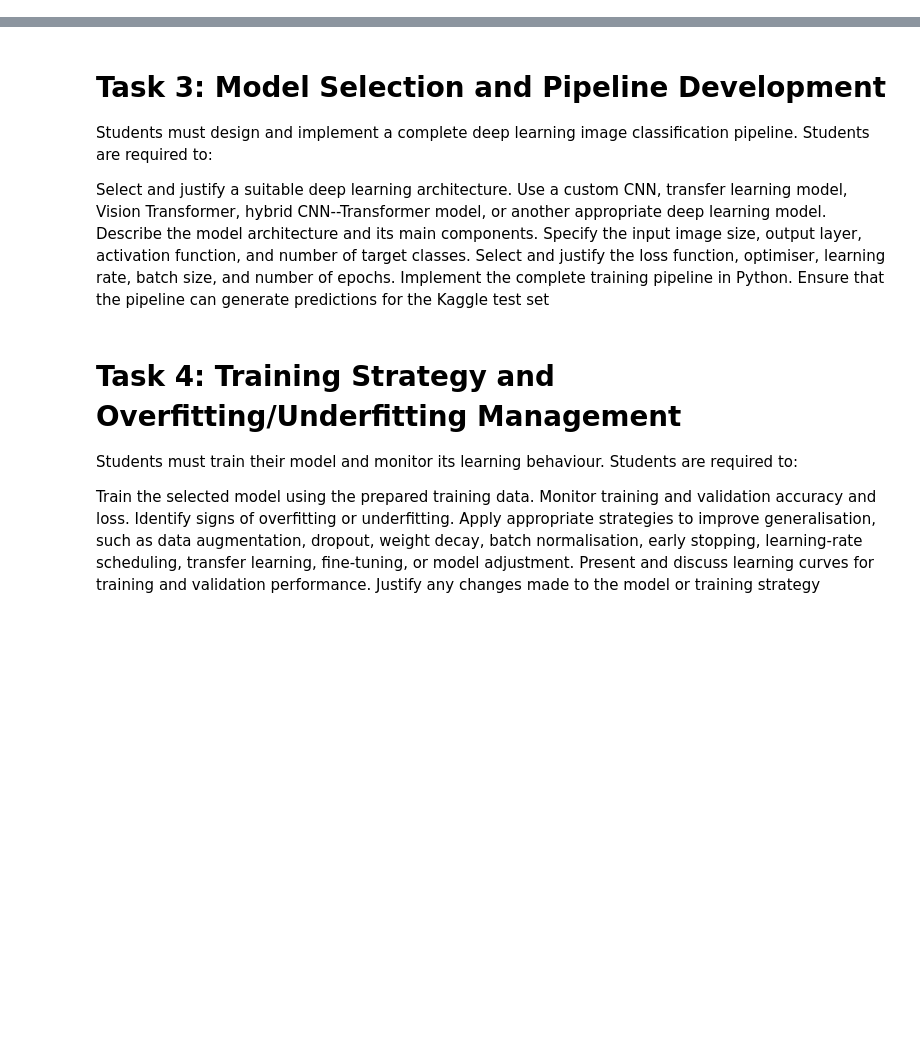
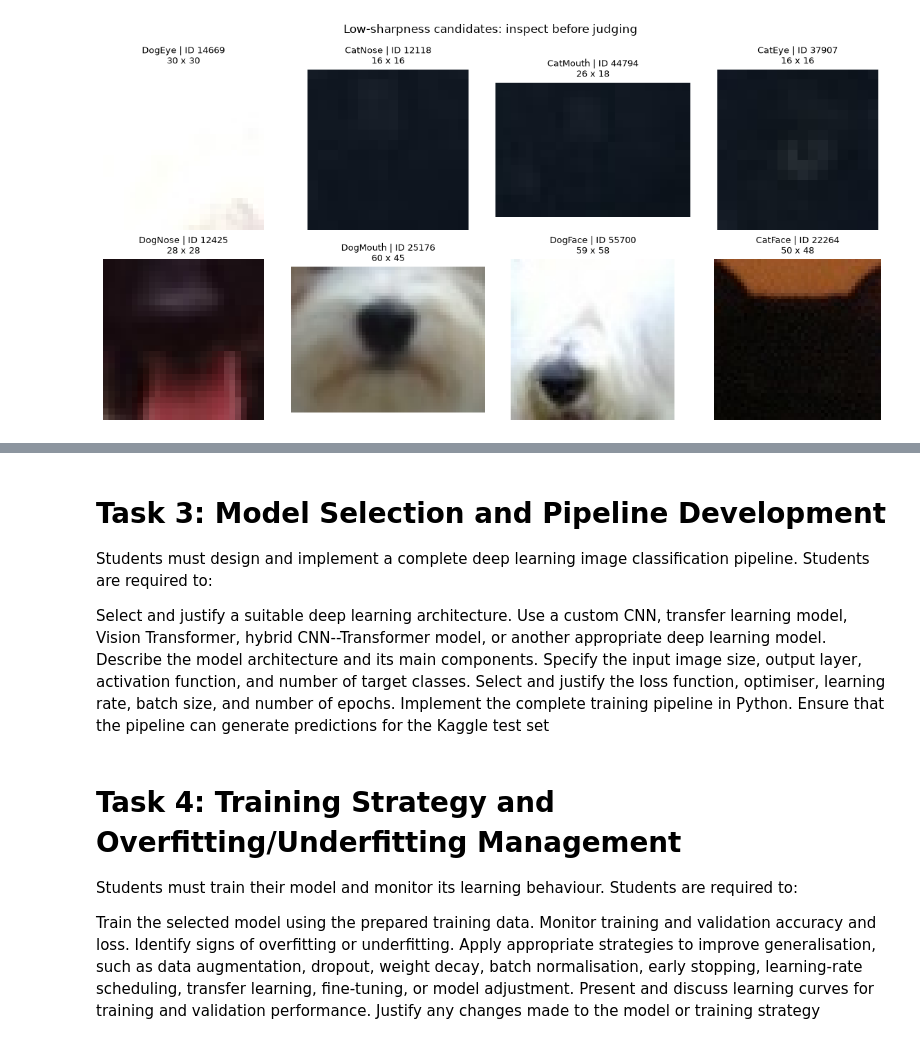
Before and after one commit to ChrisJHM6446/ENGE707_KaggleCompetition, a Jupyter notebook: KaggleComp_Main/Main.ipynb, the cells around one changed output, grey strips where cells are left out. Saved outputs shown, nothing was run; the diff lists cells and outputs as text; code cells hidden in the pictures; blank space fills up the shorter version.

```diff
--- a/KaggleComp_Main/Main.ipynb
+++ b/KaggleComp_Main/Main.ipynb
@@ -17,0 +537,92 @@ Explain how the dataset will be used for training, validation, and Kaggle submis
+# %%
+# this chunk focuses on summary of the previous audit chunk.
+# summarise audit and inspect flagged training images.
+# report read fails, size variation, duplicates and low sharpness.
+# desicions regarding cleaning need evidence and visual verfication.
+# summarise the audit separately for train/test and inspect training candidates.
+
+bad = audit[audit["error"] != ""]
+good = audit[audit["error"] == ""].copy()
+
+print("Read/decode failures:", len(bad))
+display(bad[["split", "image_id", "error"]].head(20))
+
+for split in ["train", "test"]:
+    part = good[good["split"] == split]
+
+    if part.empty:
+        print(split, ": no readable images to summarise.")
+        continue
+
+    print(f"\n{split.upper()}: {len(part):,} readable images")
+    print("Colour modes:", part["mode"].value_counts().to_dict())
+
+    print(
+        "Distinct sizes:",
+        len(part[["width", "height"]].drop_duplicates())
+    )
+
+    display(part[["width", "height"]].agg(["min", "max"]))
+
+    size_counts = (
+        part.groupby(["width", "height"])
+        .size()
+        .reset_index(name="images")
+        .sort_values("images", ascending=False)
+    )
+
+    display(size_counts.head(10))
+
+    ratios = part["width"] / part["height"]
+
+    print(
+        "Aspect-ratio range:",
+        round(ratios.min(), 3),
+        "to",
+        round(ratios.max(), 3)
+    )
+
+    group_sizes = part["pixel_hash"].value_counts()
+    duplicate_groups = group_sizes[group_sizes > 1]
+
+    print("Identical-pixel groups:", len(duplicate_groups))
+    print("Excess copies:", int((duplicate_groups - 1).sum()))
+
+    if split == "train":
+        duplicates = part[
+            part["pixel_hash"].isin(duplicate_groups.index)
+        ]
+
+        display(
+            duplicates[["image_id", "class", "pixel_hash"]].head(20)
+        )
+
+        conflicts = (
+            part.groupby("pixel_hash")["class"]
+            .nunique()
+            .gt(1)
+        )
+
+        print(
+            "Identical-pixel groups with conflicting labels:",
+            int(conflicts.sum())
+        )
+
+training_good = good[good["split"] == "train"]
+
+if not training_good.empty:
+    # Select one low-sharpness candidate per class.
+    # This accounts for different classes having different typical textures.
+    candidates = (
+        training_good.sort_values("sharpness")
+        .groupby("class", sort=False)
+        .head(1)
+    )
+
+    display(candidates[["class", "image_id", "sharpness"]])
+
+    show_training_images(
+        candidates,
+        "Low-sharpness candidates: inspect before judging"
+    )
+# %% [output]
@@ -17,0 +699 @@ Explain how the dataset will be used for training, validation, and Kaggle submis
+[figure, added]
```
Also changed, not shown: parts of 16 cells of this notebook.
